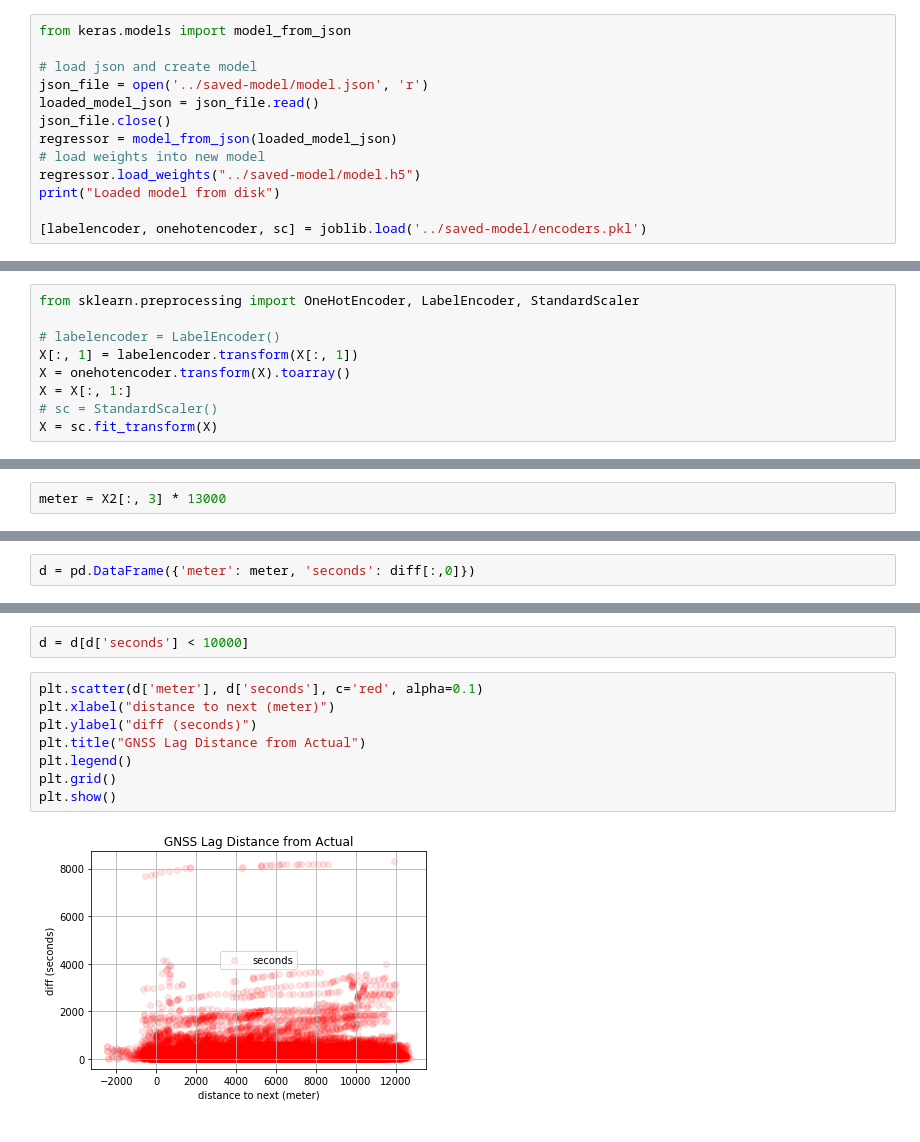
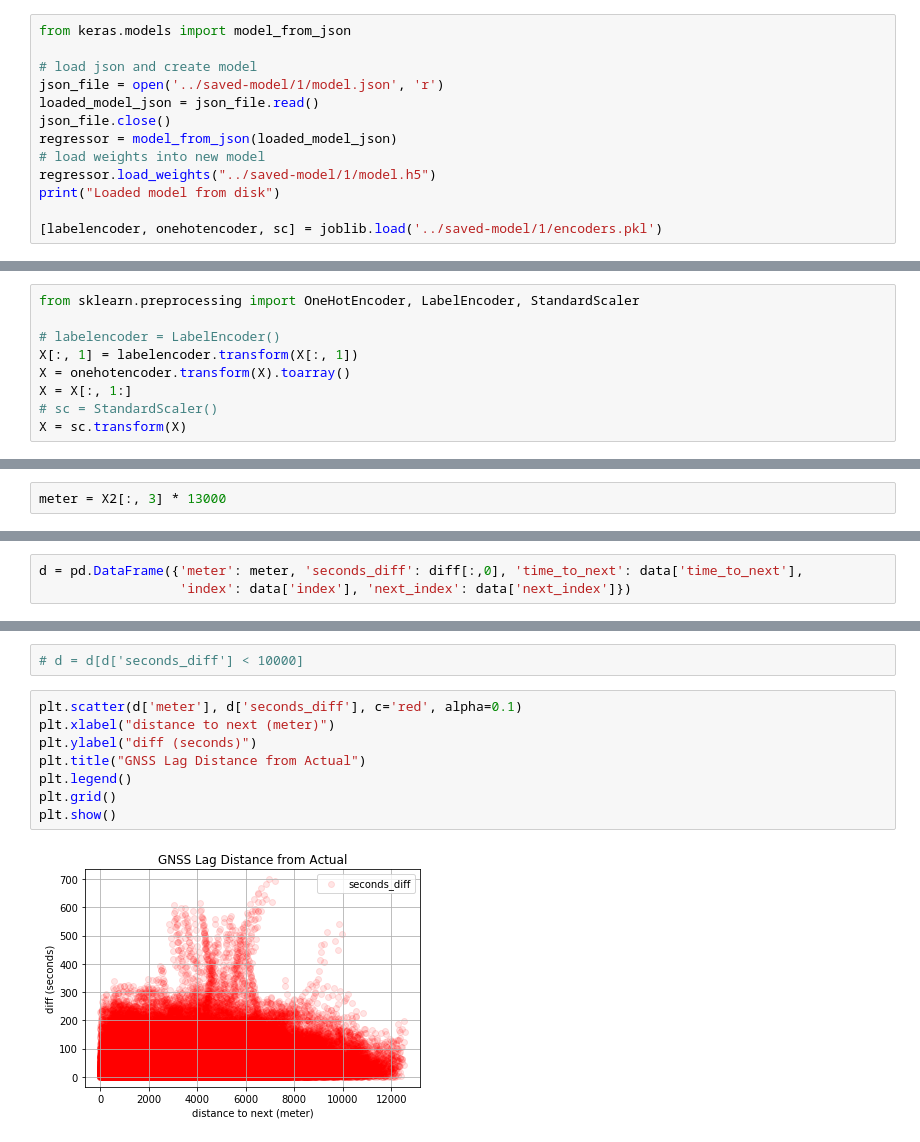
Before and after one commit to aiywatch/potong-predict-time, a Jupyter notebook: jupyter/potong-time-analytics.ipynb, the cells around one changed output, grey strips where cells are left out. Saved outputs shown, nothing was run; the diff lists cells and outputs as text.

Commit message:
update cleaning data

```diff
--- a/jupyter/potong-time-analytics.ipynb
+++ b/jupyter/potong-time-analytics.ipynb
@@ -8,15 +8,15 @@ from sklearn.externals import joblib
 from keras.models import model_from_json
 
 # load json and create model
-json_file = open('../saved-model/model.json', 'r')
+json_file = open('../saved-model/1/model.json', 'r')
 loaded_model_json = json_file.read()
 json_file.close()
 regressor = model_from_json(loaded_model_json)
 # load weights into new model
-regressor.load_weights("../saved-model/model.h5")
+regressor.load_weights("../saved-model/1/model.h5")
 print("Loaded model from disk")
 
-[labelencoder, onehotencoder, sc] = joblib.load('../saved-model/encoders.pkl')
+[labelencoder, onehotencoder, sc] = joblib.load('../saved-model/1/encoders.pkl')
 # %% [output]
 Loaded model from disk
 # %%
@@ -47,4 +43,4 @@ X[:, 1] = labelencoder.transform(X[:, 1])
 X = onehotencoder.transform(X).toarray()
 X = X[:, 1:]
 # sc = StandardScaler()
-X = sc.fit_transform(X)
+X = sc.transform(X)
@@ -130,5 +112,6 @@ plt.show()
 # %%
-d = pd.DataFrame({'meter': meter, 'seconds': diff[:,0]})
+d = pd.DataFrame({'meter': meter, 'seconds_diff': diff[:,0], 'time_to_next': data['time_to_next'],
+                  'index': data['index'], 'next_index': data['next_index']})
 # %%
 d
 # %% [output]
@@ -153,15 +136,15 @@ d
 # %%
-d = d[d['seconds'] < 10000]
+# d = d[d['seconds_diff'] < 10000]
 # %%
-plt.scatter(d['meter'], d['seconds'], c='red', alpha=0.1)
+plt.scatter(d['meter'], d['seconds_diff'], c='red', alpha=0.1)
 plt.xlabel("distance to next (meter)")
 plt.ylabel("diff (seconds)")
 plt.title("GNSS Lag Distance from Actual")
 plt.legend()
 plt.grid()
 plt.show()
 # %% [output]
-[figure, old version]
+[figure, new version]
 # %%
 d.mean()
 # %% [output]
```
Also changed, not shown: parts of 26 cells of this notebook, 30 other files.
